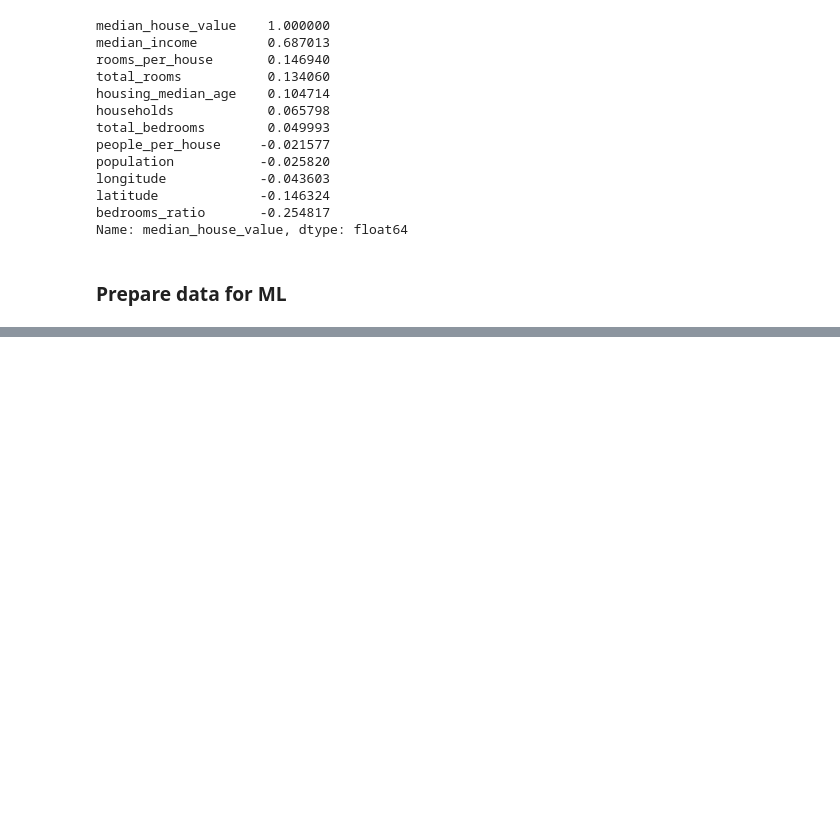
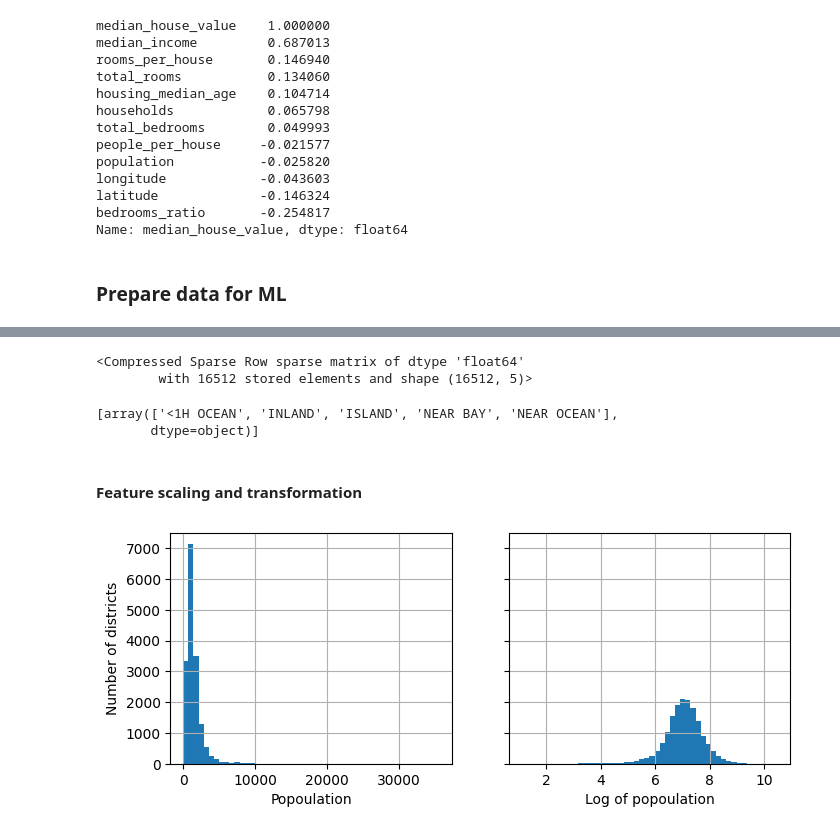
Before and after one commit to paulcarvalho/CA-housing-prices-ML, a Jupyter notebook: ca_housing_prices.ipynb, the cells around one changed output, grey strips where cells are left out. Drawn from its saved outputs; the diff is of its cells as text; code cells hidden in the pictures; blank space fills up the shorter version.

```diff
--- a/ca_housing_prices.ipynb
+++ b/ca_housing_prices.ipynb
@@ -160,0 +197,14 @@ housing_labels = train_set['median_house_value'].copy()
+# %%
+one_hot_enc = OneHotEncoder()
+housing_cat_1hot = one_hot_enc.fit_transform(housing_cat)
+housing_cat_1hot
+# %% [output]
+<Compressed Sparse Row sparse matrix of dtype 'float64'
+        with 16512 stored elements and shape (16512, 5)>
+# %%
+one_hot_enc.categories_
+# %% [output]
+[array(['<1H OCEAN', 'INLAND', 'ISLAND', 'NEAR BAY', 'NEAR OCEAN'],
+       dtype=object)]
+# %% [markdown]
+#### Feature scaling and transformation
@@ -160,0 +214,11 @@ housing_labels = train_set['median_house_value'].copy()
+# %%
+fig, axs = plt.subplots(1, 2, figsize=(8,3), sharey=True)
+housing['population'].hist(ax=axs[0], bins=50)
+housing['population'].apply(np.log).hist(ax=axs[1], bins=50)
+axs[0].set_xlabel("Popoulation")
+axs[0].set_ylabel("Number of districts")
+axs[1].set_xlabel("Log of popoulation")
+
+plt.show()
+# %% [output]
+[figure, added]
```
Also changed, not shown: parts of 16 cells of this notebook.
